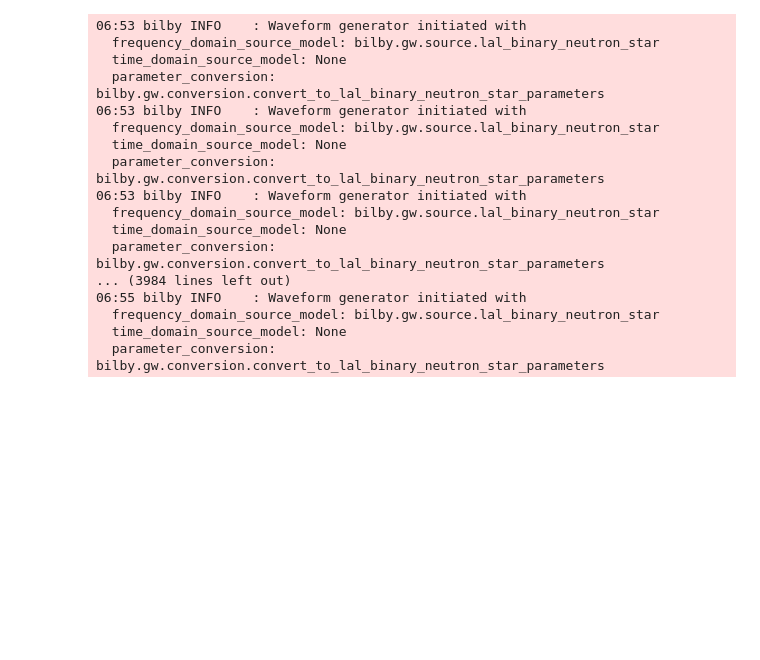
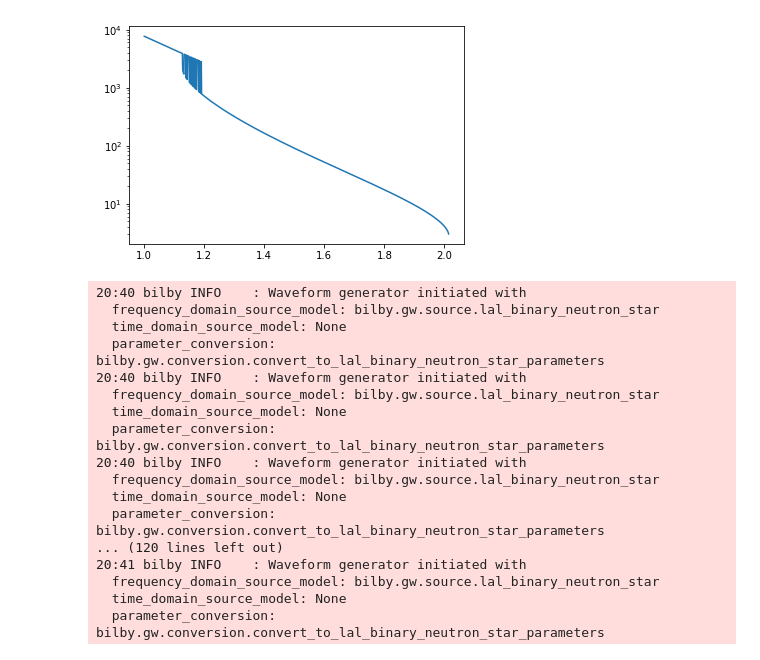
Before and after one commit to landryp/twin-stars, a Jupyter notebook: Simulated_BNS_Population.ipynb, the cells around one changed output. Cells and saved outputs as stored; diff of their text form; code cells hidden in the pictures; blank space fills up the shorter version.

```diff
--- a/Simulated_BNS_Population.ipynb
+++ b/Simulated_BNS_Population.ipynb
@@ -124,7 +127,30 @@ Ms = Ms[:Mmax_pos+1]
 Mmax = Ms[-1]
 Lambdas = Lambdas[:Mmax_pos+1]
 
-Lambda_of_M = interp1d(Ms,Lambdas,kind='linear',bounds_error=True) # interpolate Lambda(M) function
+onset = np.where(np.gradient(Ms) < 0.)[0][0]
+offset = np.where(np.gradient(Ms) < 0.)[0][-1]+1
+
+Mtwin_f = Ms[onset]
+Mtwin_i = Ms[offset]
+
+hadron = np.where(Ms <= Mtwin_i)[0][-2]
+hybrid = np.where(Ms <= Mtwin_f)[0][-2]
+
+Lambda_of_M_pre = interp1d(Ms[:hadron+2],Lambdas[:hadron+2],kind='linear',bounds_error=True) # interpolate Lambda(M) function
+Lambda_of_M_post = interp1d(Ms[hybrid:],Lambdas[hybrid:],kind='linear',bounds_error=True)
+Lambda_of_M_hadron = interp1d(Ms[hadron:onset+3],Lambdas[hadron:onset+3],kind='linear',bounds_error=True)
+Lambda_of_M_hybrid = interp1d(Ms[offset:hybrid+3],Lambdas[offset:hybrid+3],kind='linear',bounds_error=True)
+
+def Lambda_of_M(m):
+
+    if m < Mtwin_i: return Lambda_of_M_pre(m)
+
+    elif m >= Mtwin_f: return Lambda_of_M_post(m)
+
+    else:
+        branch = np.random.randint(0,2,1)[0]
+        branches = [Lambda_of_M_hadron, Lambda_of_M_hybrid]
+        return branches[branch](m)
 # %%
 # get mass samples
 
@@ -147,8 +173,13 @@ m2s = m2s_grid[sample_pts]
 # %%
 # get corresponding Lambda samples
 
-Lambda1s = Lambda_of_M(m1s) # use interpolated M-Lambda relation
-Lambda2s = Lambda_of_M(m2s)
+Lambda1s = np.array([Lambda_of_M(m1) for m1 in m1s]) # use interpolated M-Lambda relation
+Lambda2s = np.array([Lambda_of_M(m2) for m2 in m2s])
+
+plt.plot(m_grid,[Lambda_of_M(m) for m in m_grid])
+plt.yscale('log')
+# %% [output]
+[figure, added]
 # %%
 # get spin samples
 
@@ -193,21 +224,26 @@ for m1,m2,chi1,chi2,Lambda1,Lambda2,dl,dec,thetajn,ra,psi,phase in zip(m1s,m2s,c
     theta_jn=thetajn, psi=psi, phase=phase, geocent_time=1126259642.413,
     ra=ra, dec=dec, lambda_1=Lambda1, lambda_2=Lambda2)
 
-  duration = 32 # FIXME: need to vary duration?
+  duration = {'O4': 64, 'O5': 10*64, '3G': 10*64}[SCENARIO] # maximum duration of 90 min for 3G from https://arxiv.org/abs/2103.12274; 10 min should be ok for most signals though
   sampling_frequency = 2 * 1024
   start_time = injection_parameters['geocent_time'] + 2 - duration
 
   waveform_arguments = dict(waveform_approximant='IMRPhenomPv2_NRTidal', # note: this waveform assumes aligned spins
-                          reference_frequency=50., minimum_frequency=40.0) # FIXME: need to change f_min for different detectors?
+                          reference_frequency=50., minimum_frequency=10.0) # setting this to be lower than f_min for all of the interferometers
   waveform_generator = bilby.gw.WaveformGenerator(
     duration=duration, sampling_frequency=sampling_frequency,
     frequency_domain_source_model=bilby.gw.source.lal_binary_neutron_star,
     parameter_conversion=bilby.gw.conversion.convert_to_lal_binary_neutron_star_parameters,
     waveform_arguments=waveform_arguments)
 
-  interferometers = bilby.gw.detector.InterferometerList(['H1', 'L1', 'V1']) # FIXME: separate A+ detectors, 3G?
-  for interferometer in interferometers:
-    interferometer.minimum_frequency = 40 # FIXME: need to change f_min for different detectors?
+  if SCENARIO == '3G':
+    interferometers = bilby.gw.detector.InterferometerList(['CE', 'L1', 'ET'])
+    interferometers[1].power_spectral_density = bilby.gw.detector.PowerSpectralDensity(psd_file='/home/philippe.landry/.local/lib/python3.7/site-packages/bilby/gw/detector/noise_curves/CE_psd.txt') # two CEs at HL sites, ET at V site
+  else:
+    interferometers = bilby.gw.detector.InterferometerList(['H1', 'L1', 'V1'])
+    for interferometer in interferometers:
+      #interferometer.minimum_frequency = 40 # leave this as the interferometer default, 40 Hz for O4 and 10 Hz for O5, 3G
+      if SCENARIO == 'O5' and interferometer.name != 'V1': interferometer.power_spectral_density = bilby.gw.detector.PowerSpectralDensity(asd_file='/home/philippe.landry/.local/lib/python3.7/site-packages/bilby/gw/detector/noise_curves/Aplus_asd.txt') # upgrade HL to A+ in O5
   interferometers.set_strain_data_from_power_spectral_densities(
     sampling_frequency=sampling_frequency, duration=duration, start_time=start_time)
 
@@ -218,20 +254,20 @@ for m1,m2,chi1,chi2,Lambda1,Lambda2,dl,dec,thetajn,ra,psi,phase in zip(m1s,m2s,c
 
   snrs += [network_snr]
 # %% [output]
-06:53 bilby INFO    : Waveform generator initiated with
+20:40 bilby INFO    : Waveform generator initiated with
   frequency_domain_source_model: bilby.gw.source.lal_binary_neutron_star
   time_domain_source_model: None
   parameter_conversion: bilby.gw.conversion.convert_to_lal_binary_neutron_star_parameters
-06:53 bilby INFO    : Waveform generator initiated with
+20:40 bilby INFO    : Waveform generator initiated with
   frequency_domain_source_model: bilby.gw.source.lal_binary_neutron_star
   time_domain_source_model: None
   parameter_conversion: bilby.gw.conversion.convert_to_lal_binary_neutron_star_parameters
-06:53 bilby INFO    : Waveform generator initiated with
+20:40 bilby INFO    : Waveform generator initiated with
   frequency_domain_source_model: bilby.gw.source.lal_binary_neutron_star
   time_domain_source_model: None
   parameter_conversion: bilby.gw.conversion.convert_to_lal_binary_neutron_star_parameters
-... (3984 lines left out)
-06:55 bilby INFO    : Waveform generator initiated with
+... (120 lines left out)
+20:41 bilby INFO    : Waveform generator initiated with
   frequency_domain_source_model: bilby.gw.source.lal_binary_neutron_star
   time_domain_source_model: None
   parameter_conversion: bilby.gw.conversion.convert_to_lal_binary_neutron_star_parameters
```
Also changed, not shown: parts of 5 cells of this notebook, 9 other files.
